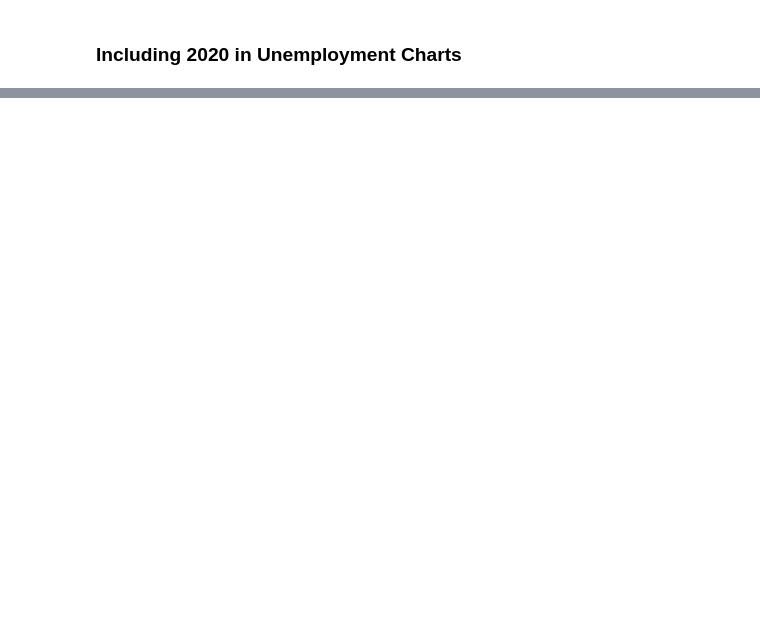
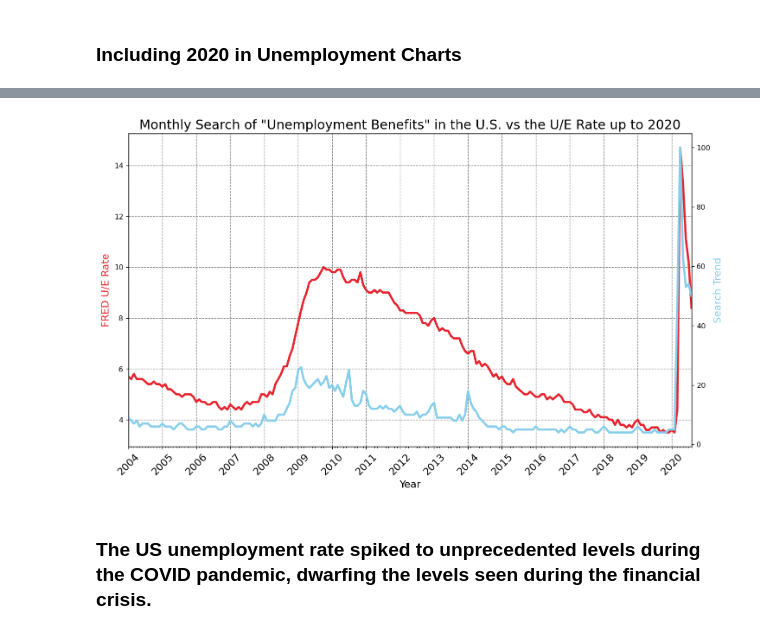
Before and after one commit to AHMAD-KHAIRI/python, a Jupyter notebook: day_95_resamplingandvisualizing_timeseriesdata/Google Trends and Data Visualisation (start).ipynb, the cells around one changed output, grey strips where cells are left out. Drawn from its saved outputs; the diff is of its cells as text; code cells hidden in the pictures; blank space fills up the shorter version.

```diff
--- a/day_95_resamplingandvisualizing_timeseriesdata/Google Trends and Data Visualisation (start).ipynb
+++ b/day_95_resamplingandvisualizing_timeseriesdata/Google Trends and Data Visualisation (start).ipynb
@@ -479,0 +545,35 @@ plt.show() #8
+# %%
+df_unemployment = pd.read_csv('./data/UE Benefits Search vs UE Rate 2004-20.csv') #1
+# %%
+df_unemployment["MONTH"] = pd.to_datetime(df_unemployment["MONTH"]) #2
+# %%
+#3
+plt.figure(figsize=(14, 8), dpi=120)
+plt.xticks(fontsize=14, rotation=45)
+plt.title('Monthly Search of "Unemployment Benefits" in the U.S. vs the U/E Rate up to 2020', fontsize=18)
+plt.grid(color="Grey", linestyle="--")
+
+ax1 = plt.gca() # get current axis
+ax2 = ax1.twinx() # make and return a second axes that shares the x-axis
+
+ax1.set_xlabel("Year", fontsize=14)
+ax1.set_ylabel("FRED U/E Rate", color="#E6232E", fontsize=14)
+ax2.set_ylabel("Search Trend", color="skyblue", fontsize=14)
+
+# ax1.set_ylim([3, 10.5])
+# ax1.set_ylim([df_unemployment.UNRATE.min(), df_unemployment.UNRATE.max()])
+ax1.set_xlim([df_unemployment.MONTH.min(), df_unemployment.MONTH.max()])
+
+# tick marks
+ax1.xaxis.set_major_locator(years)
+ax1.xaxis.set_major_formatter(years_formatted)
+ax1.xaxis.set_minor_locator(months)
+
+ax1.plot(df_unemployment.MONTH, df_unemployment.UNRATE, color="#E6232E", linewidth=3)
+ax2.plot(df_unemployment.MONTH, df_unemployment.UE_BENEFITS_WEB_SEARCH, color="skyblue", linewidth=3)
+
+plt.show()
+# %% [output]
+[figure, added]
+# %% [markdown]
+### The US unemployment rate spiked to unprecedented levels during the COVID pandemic, dwarfing the levels seen during the financial crisis.
```
Also changed, not shown: parts of 5 cells of this notebook.
